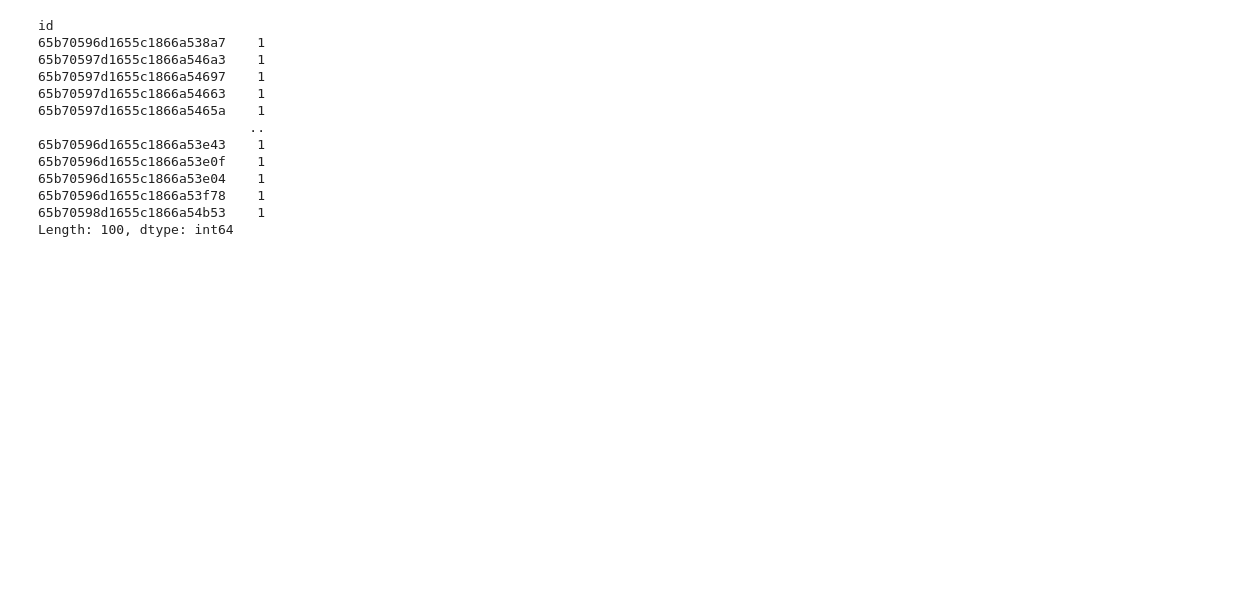
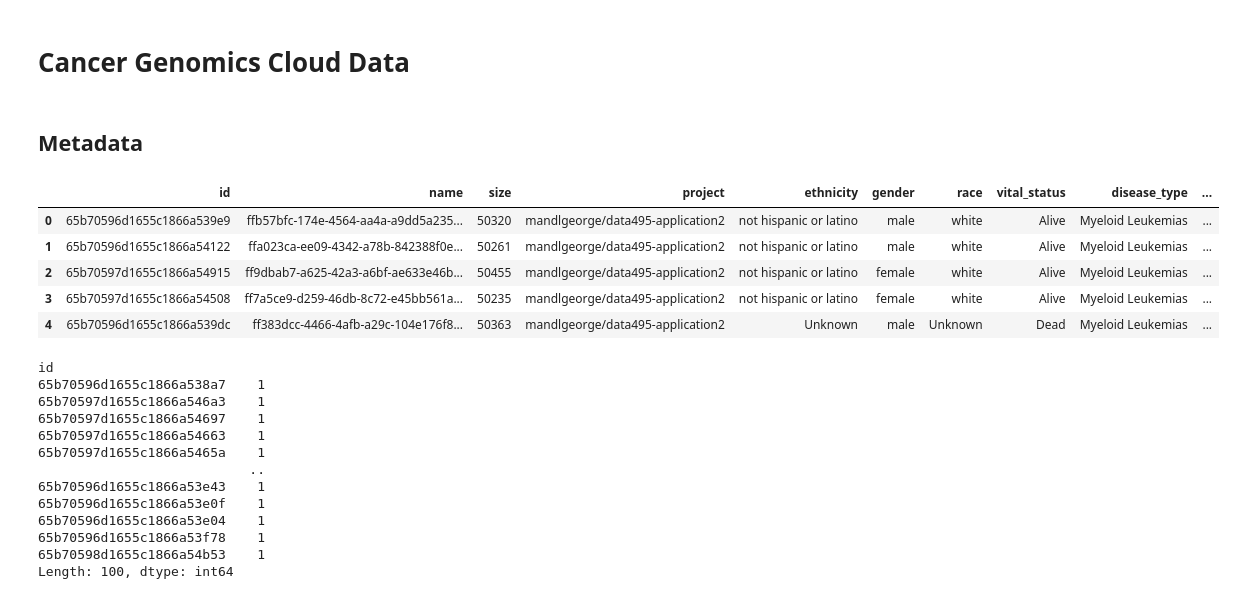
Before and after one commit to gmandl10/DATA495.github.io, a Jupyter notebook: Applications/Notebooks/CGC_Notebool.ipynb, the cells around one changed output. Drawn from its saved outputs; the diff is of its cells as text; code cells hidden in the pictures; blank space fills up the shorter version.

```diff
--- a/Applications/Notebooks/CGC_Notebool.ipynb
+++ b/Applications/Notebooks/CGC_Notebool.ipynb
@@ -1,7 +1,19 @@
+# %% [markdown]
+# Cancer Genomics Cloud Data
 # %%
 import os, pandas as pd
+# %% [markdown]
+## Metadata
 # %%
 metadata = pd.read_csv(os.path.dirname(os.path.dirname(os.getcwd()))+"\\Data\\GeneExpression\\manifest_20240128_210036.csv")
+metadata.head()
+# %% [output]
+|  | id | name | size | project | ethnicity | gender | race | vital_status | disease_type | ... |
+| 0 | 65b70596d1655c1866a539e9 | ffb57bfc-174e-4564-aa4a-a9dd5a235... | 50320 | mandlgeorge/data495-application2 | not hispanic or latino | male | white | Alive | Myeloid Leukemias | ... |
+| 1 | 65b70596d1655c1866a54122 | ffa023ca-ee09-4342-a78b-842388f0e... | 50261 | mandlgeorge/data495-application2 | not hispanic or latino | male | white | Alive | Myeloid Leukemias | ... |
+| 2 | 65b70597d1655c1866a54915 | ff9dbab7-a625-42a3-a6bf-ae633e46b... | 50455 | mandlgeorge/data495-application2 | not hispanic or latino | female | white | Alive | Myeloid Leukemias | ... |
+| 3 | 65b70597d1655c1866a54508 | ff7a5ce9-d259-46db-8c72-e45bb561a... | 50235 | mandlgeorge/data495-application2 | not hispanic or latino | female | white | Alive | Myeloid Leukemias | ... |
+| 4 | 65b70596d1655c1866a539dc | ff383dcc-4466-4afb-a29c-104e176f8... | 50363 | mandlgeorge/data495-application2 | Unknown | male | Unknown | Dead | Myeloid Leukemias | ... |
 # %%
 metadata.groupby("id").size().sort_values(ascending=True)
 # ID are unique
```
Also changed, not shown: parts of 4 cells of this notebook, 5 other files.
